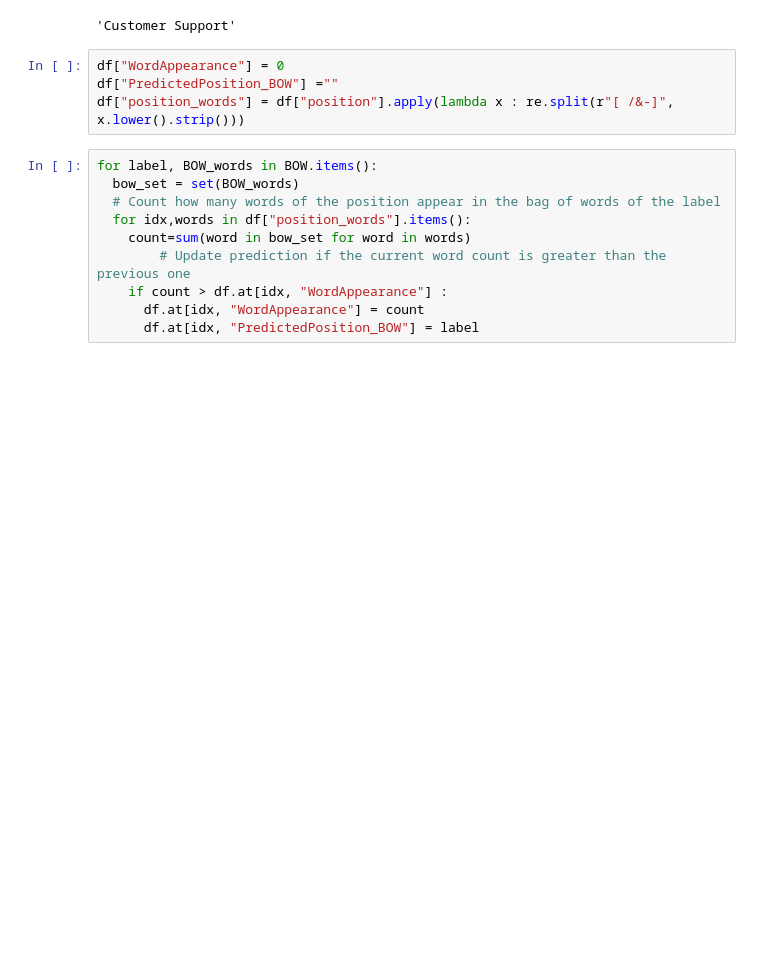
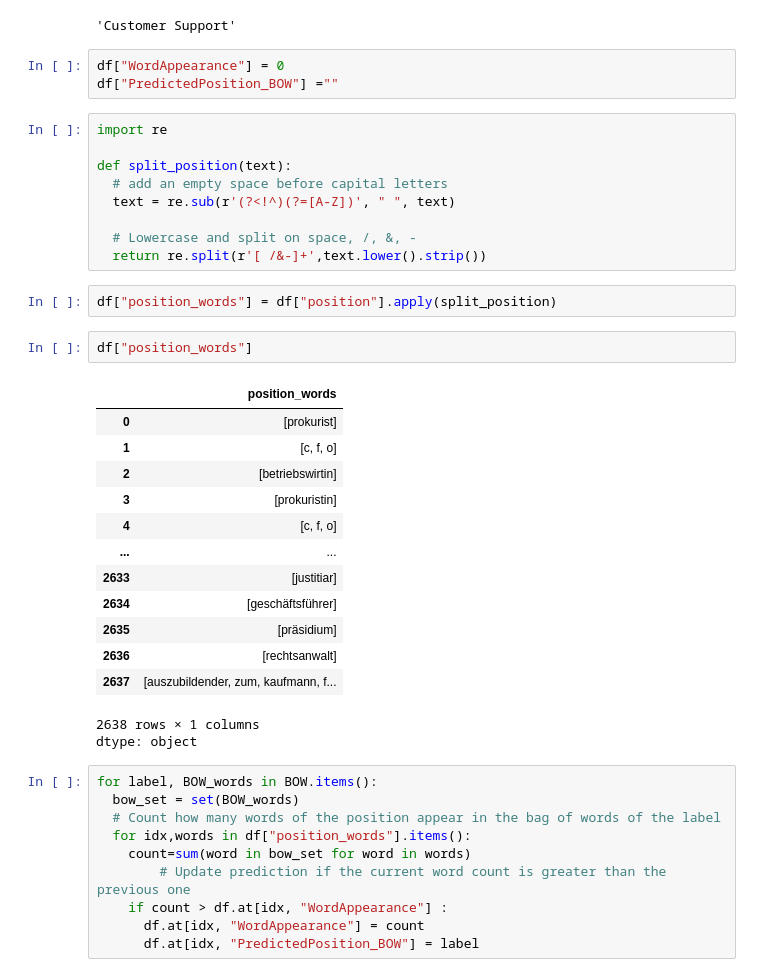
Before and after one commit to E-tech-coder/DataScienceCapstoneProject, a Jupyter notebook: RuleBased.ipynb, the cells around one changed output. Saved outputs shown, nothing was run; the diff lists cells and outputs as text; blank space fills up the shorter version.

```diff
--- a/RuleBased.ipynb
+++ b/RuleBased.ipynb
@@ -68,10 +62,37 @@ for label in dpt['label'].drop_duplicates() :
 label
 # %% [output]
 'Customer Support'
-# %%
-df["WordAppearance"] = 0
-df["PredictedPosition_BOW"] =""
-df["position_words"] = df["position"].apply(lambda x : re.split(r"[ /&-]", x.lower().strip()))
+# %%
+df["WordAppearance"] = 0
+df["PredictedPosition_BOW"] =""
+# %%
+import re
+
+def split_position(text):
+  # add an empty space before capital letters
+  text = re.sub(r'(?<!^)(?=[A-Z])', " ", text)
+
+  # Lowercase and split on space, /, &, -
+  return re.split(r'[ /&-]+',text.lower().strip())
+# %%
+df["position_words"] = df["position"].apply(split_position)
+# %%
+df["position_words"]
+# %% [output]
+|  | position_words |
+| 0 | [prokurist] |
+| 1 | [c, f, o] |
+| 2 | [betriebswirtin] |
+| 3 | [prokuristin] |
+| 4 | [c, f, o] |
+| ... | ... |
+| 2633 | [justitiar] |
+| 2634 | [geschäftsführer] |
+| 2635 | [präsidium] |
+| 2636 | [rechtsanwalt] |
+| 2637 | [auszubildender, zum, kaufmann, f... |
+2638 rows × 1 columns
+dtype: object
 # %%
 for label, BOW_words in BOW.items():
   bow_set = set(BOW_words)
```
Also changed, not shown: parts of 13 cells of this notebook.
